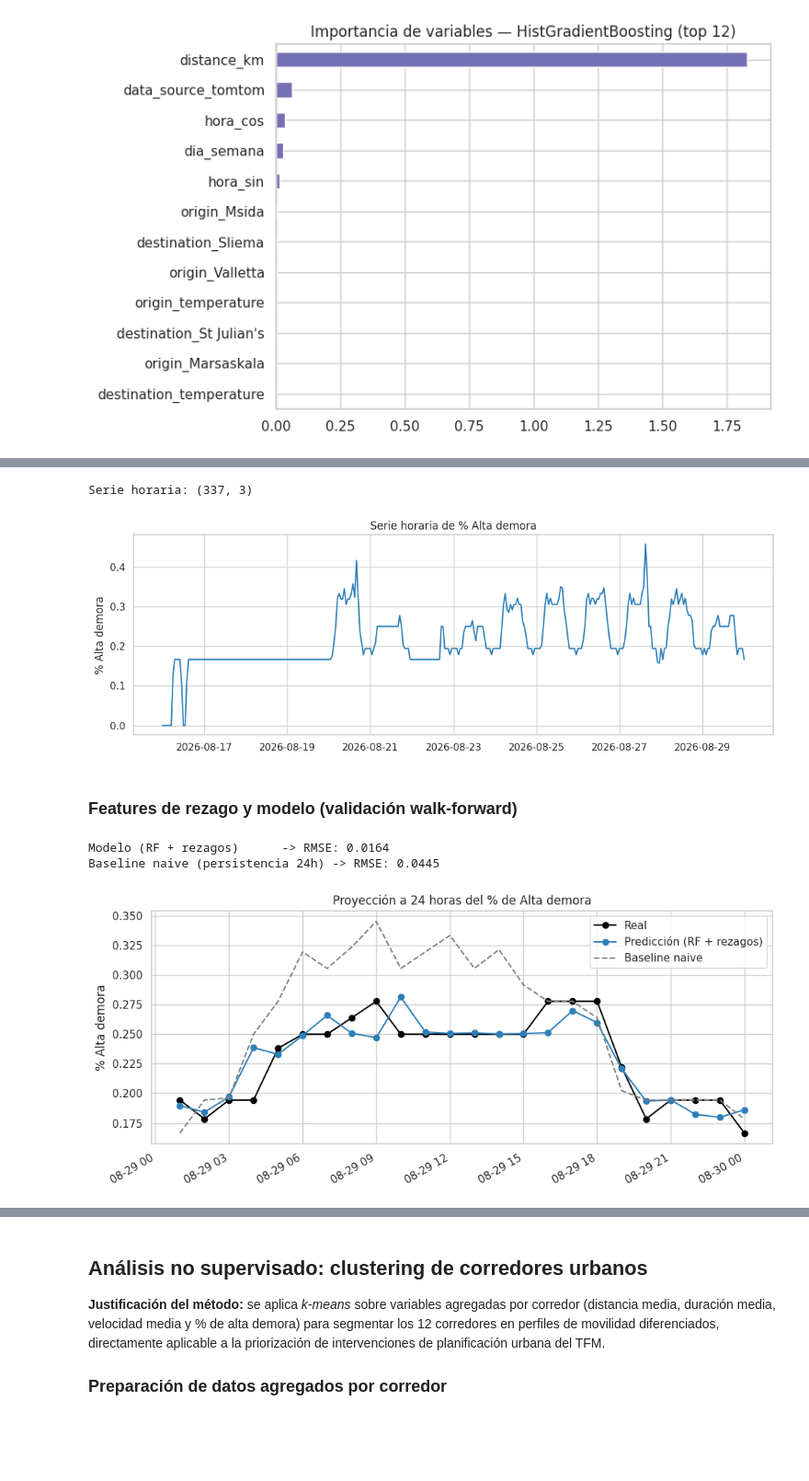
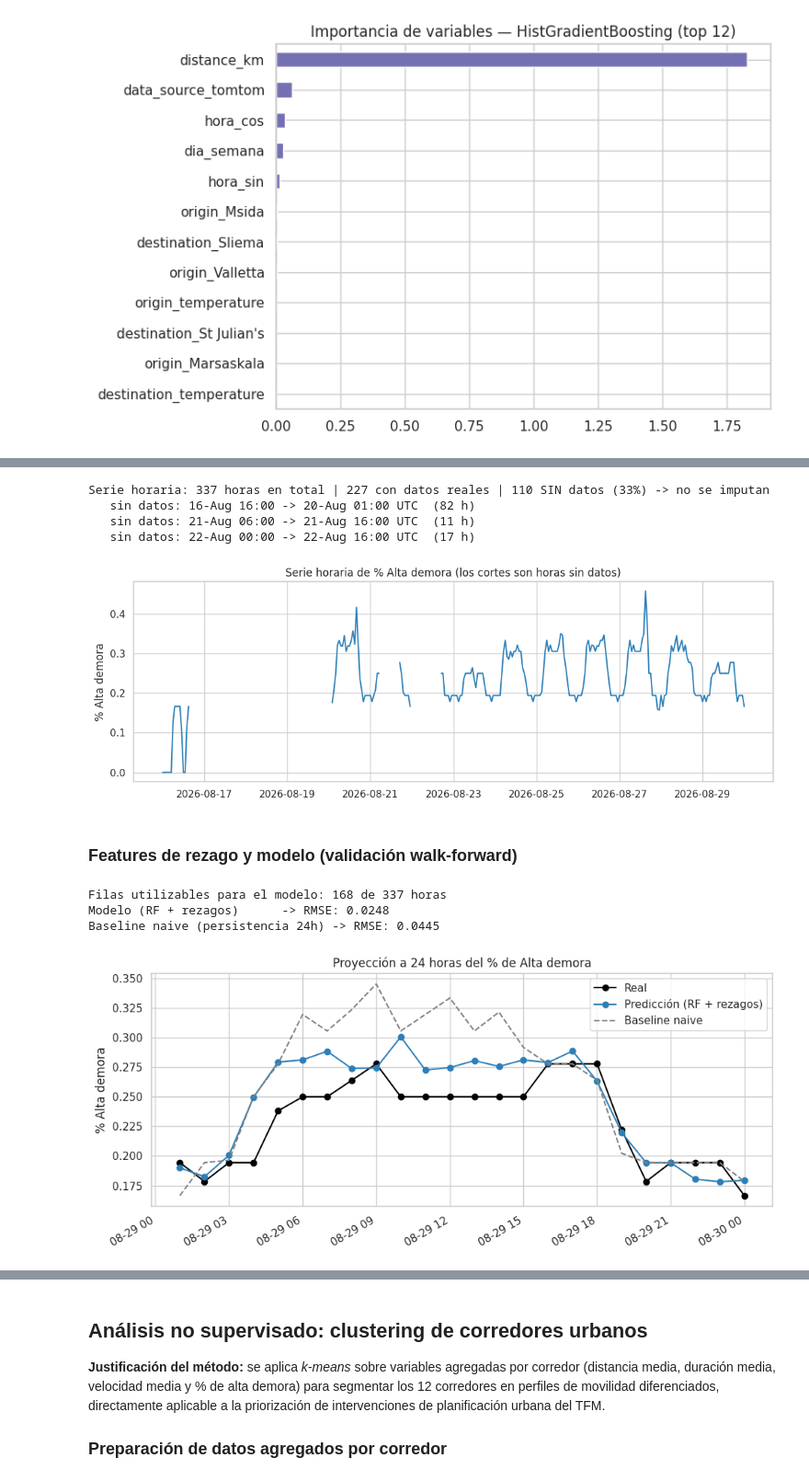
Before and after one commit to rodgutzal/BD-BI_TFM, a Jupyter notebook: notebooks/Asignatura7_Modelado_Predictivo.ipynb, the cells around one changed output, grey strips where cells are left out. Shown at 92% size. Drawn from its saved outputs; the diff is of its cells as text; code cells hidden in the pictures; blank space fills up the shorter version.

```diff
--- a/notebooks/Asignatura7_Modelado_Predictivo.ipynb
+++ b/notebooks/Asignatura7_Modelado_Predictivo.ipynb
@@ -570,23 +572,34 @@ Se elige un **modelo temporal** como extensión, por ser la opción más coheren
 df['alta'] = (df['mobility_level'] == 'Alta demora').astype(int)
 df['fecha_hora'] = df['timestamp'].dt.floor('h')
 
-serie = (df.groupby('fecha_hora').agg(pct_alta_demora=('alta', 'mean'), n_viajes=('alta', 'size')).reset_index())
+serie = df.groupby('fecha_hora').agg(pct_alta_demora=('alta', 'mean'), n_viajes=('alta', 'size'))
 
-rango_completo = pd.date_range(serie['fecha_hora'].min(), serie['fecha_hora'].max(), freq='h')
-serie = (serie.set_index('fecha_hora').reindex(rango_completo).ffill()
-         .rename_axis('fecha_hora').reset_index())
+# IMPORTANTE: las horas en que el recolector estuvo detenido se dejan como NaN.
+# NO se rellenan (ni con ffill ni interpolando): rellenar un hueco de varios dias
+# repetiria el ultimo valor real durante horas, y el modelo aprenderia de datos
+# que nunca existieron.
+rango_completo = pd.date_range(serie.index.min(), serie.index.max(), freq='h')
+serie = serie.reindex(rango_completo).rename_axis('fecha_hora').reset_index()
+
+sin_datos = serie['pct_alta_demora'].isna()
+print(f"Serie horaria: {len(serie)} horas en total | {int((~sin_datos).sum())} con datos reales | "
+      f"{int(sin_datos.sum())} SIN datos ({sin_datos.mean():.0%}) -> no se imputan")
+tramo = (sin_datos != sin_datos.shift()).cumsum()
+for _, g in serie[sin_datos].groupby(tramo[sin_datos]):
+    print(f"   sin datos: {g['fecha_hora'].iloc[0]:%d-%b %H:%M} -> {g['fecha_hora'].iloc[-1]:%d-%b %H:%M} UTC  ({len(g)} h)")
 
 fig, ax = plt.subplots(figsize=(11, 4))
-ax.plot(serie['fecha_hora'], serie['pct_alta_demora'], color='#2c7fb8')
-ax.set_title('Serie horaria de % Alta demora')
+ax.plot(serie['fecha_hora'], serie['pct_alta_demora'], color='#2c7fb8')   # los NaN cortan la linea: los huecos se ven
+ax.set_title('Serie horaria de % Alta demora (los cortes son horas sin datos)')
 ax.set_ylabel('% Alta demora')
 plt.tight_layout()
 plt.show()
-
-print("Serie horaria:", serie.shape)
 # %% [output]
-Serie horaria: (337, 3)
+Serie horaria: 337 horas en total | 227 con datos reales | 110 SIN datos (33%) -> no se imputan
+   sin datos: 16-Aug 16:00 -> 20-Aug 01:00 UTC  (82 h)
+   sin datos: 21-Aug 06:00 -> 21-Aug 16:00 UTC  (11 h)
+   sin datos: 22-Aug 00:00 -> 22-Aug 16:00 UTC  (17 h)
-[figure, old version]
+[figure, new version]
 # %% [markdown]
 ### Features de rezago y modelo (validación walk-forward)
 # %%
@@ -598,35 +611,41 @@ serie['dia_semana'] = serie['fecha_hora'].dt.dayofweek
 serie['lag_1h'] = serie['pct_alta_demora'].shift(1)
 serie['lag_24h'] = serie['pct_alta_demora'].shift(24)
 
-serie_model = serie.dropna().reset_index(drop=True)
+# shift() opera sobre la serie con NaN en las horas sin datos, asi que un rezago
+# solo existe si la hora rezagada tiene dato REAL; dropna descarta el resto.
+serie_model = serie.dropna(subset=['pct_alta_demora', 'lag_1h', 'lag_24h']).reset_index(drop=True)
+print(f"Filas utilizables para el modelo: {len(serie_model)} de {len(serie)} horas")
 
 n_test = 24  # se reserva el ultimo dia completo como test (forecast a 24h)
 train_s, test_s = serie_model.iloc[:-n_test], serie_model.iloc[-n_test:]
+# el test debe ser un dia REAL y consecutivo (sin saltos ni horas inventadas)
+assert (test_s['fecha_hora'].diff().dropna() == pd.Timedelta(hours=1)).all(), "el test contiene un salto temporal"
 
 features_t = ['hora_sin', 'hora_cos', 'dia_semana', 'lag_1h', 'lag_24h']
 modelo_temporal = RandomForestRegressor(n_estimators=300, max_depth=8, random_state=42)
 modelo_temporal.fit(train_s[features_t], train_s['pct_alta_demora'])
 
 pred_temporal = modelo_temporal.predict(test_s[features_t])
 pred_naive = test_s['lag_24h'].values  # baseline: persistencia (mismo valor que hace 24h)
 
 rmse_temp = np.sqrt(mean_squared_error(test_s['pct_alta_demora'], pred_temporal))
 rmse_naive = np.sqrt(mean_squared_error(test_s['pct_alta_demora'], pred_naive))
 print(f"Modelo (RF + rezagos)      -> RMSE: {rmse_temp:.4f}")
 print(f"Baseline naive (persistencia 24h) -> RMSE: {rmse_naive:.4f}")
 
 fig, ax = plt.subplots(figsize=(10, 4.5))
 ax.plot(test_s['fecha_hora'], test_s['pct_alta_demora'], label='Real', color='black', marker='o')
 ax.plot(test_s['fecha_hora'], pred_temporal, label='Predicción (RF + rezagos)', color='#2c7fb8', marker='o')
 ax.plot(test_s['fecha_hora'], pred_naive, label='Baseline naive', color='gray', linestyle='--')
 ax.set_title('Proyección a 24 horas del % de Alta demora')
 ax.set_ylabel('% Alta demora')
 ax.legend()
 plt.xticks(rotation=30, ha='right')
 plt.tight_layout()
 plt.show()
 # %% [output]
-Modelo (RF + rezagos)      -> RMSE: 0.0164
+Filas utilizables para el modelo: 168 de 337 horas
+Modelo (RF + rezagos)      -> RMSE: 0.0248
 Baseline naive (persistencia 24h) -> RMSE: 0.0445
-[figure, old version]
+[figure, new version]
 # %% [markdown]
```
Also changed, not shown: parts of 4 cells of this notebook, 22 other files.
